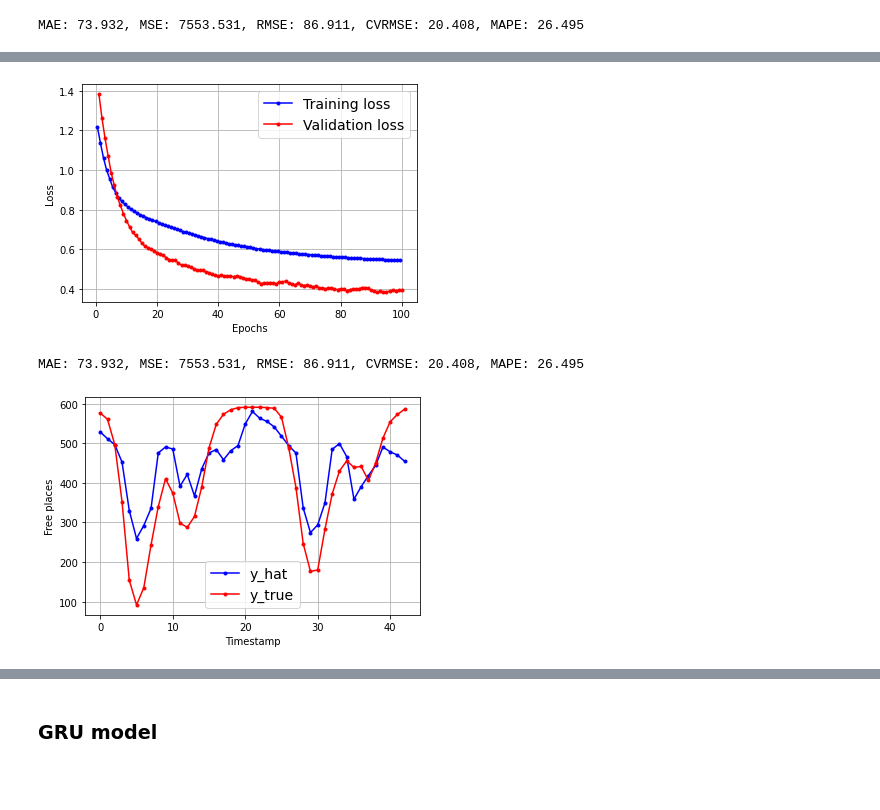
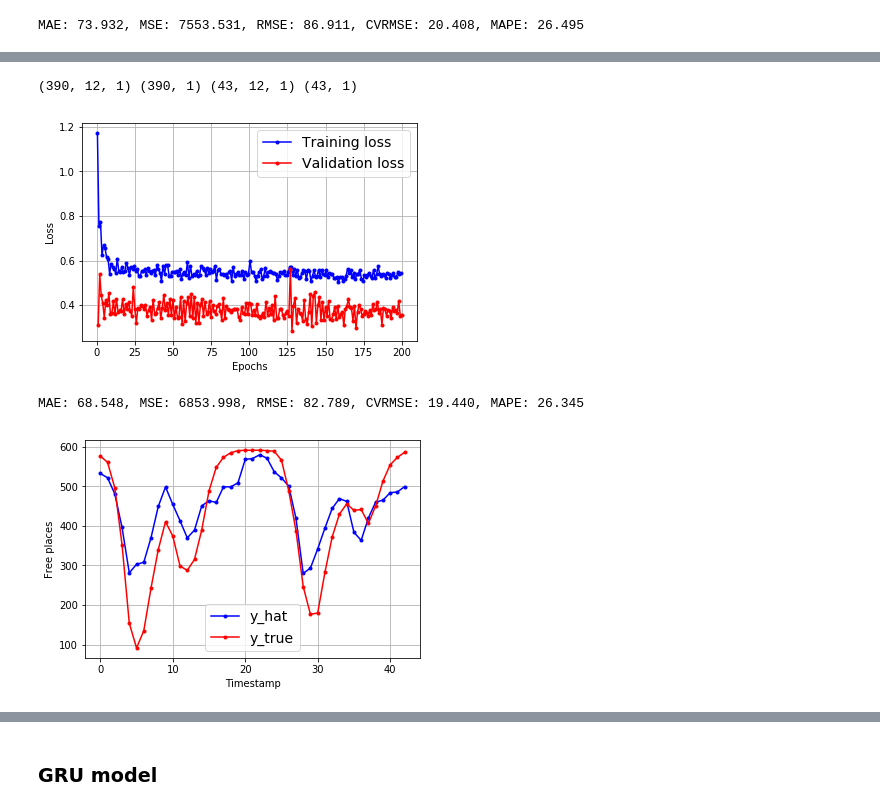
Before and after one commit to fterroso/mobility_murcia_umu_ucam, a Jupyter notebook: 06_prediction_with_DNN.ipynb, the cells around one changed output, grey strips where cells are left out. Drawn from its saved outputs; the diff is of its cells as text; code cells hidden in the pictures; blank space fills up the shorter version.

```diff
--- a/06_prediction_with_DNN.ipynb
+++ b/06_prediction_with_DNN.ipynb
@@ -123,7 +150,7 @@ def generate_univariate_time_series_fn2(zone_parking, subflow, prev_hours, T=1):
     series = []
     for i in range(0,subflow.shape[0]-prev_hours-T):
         mob_values = subflow[i:i+prev_hours].values
-        parking_values = zone_parking.iloc[i:(prev_hours + i +T)]
+        parking_values = zone_parking[i:(prev_hours + i +T)]
         s = np.append(mob_values,parking_values).reshape(-1,prev_hours*2+1)
         series.append(s)
     series= np.array(series)
@@ -136,16 +163,10 @@ def generate_univariate_time_series_fn3(zone_parking, subflow, meteoro, prev_hou
     series = []
     for i in range(0,subflow.shape[0]-prev_hours-T):
         mob_values = subflow[i:i+prev_hours].values
-        parking_values = zone_parking.iloc[i:(prev_hours + i +T -1)]
-        meteor_values = meteoro.loc[i:(prev_hours + i +T -2)]
-        mob_values_d = pd.DataFrame(mob_values)
-        mob_values_d.index += i
-        parking_value_to_predict = zone_parking.iloc[prev_hours + i +T -1]
-         #s = np.append(mob_values,meteor,parking_values).reshape(-1,prev_hours*2)
-        s = pd.concat([mob_values_d,meteor_values, parking_values], axis=1)
-        s = s.T.to_numpy().reshape(-1)
-        #s = s.append(parking_value_to_predict)
-        s = np.append(s, parking_value_to_predict)
+        parking_values = zone_parking[i:i+prev_hours +T].values
+        meteor_values = meteoro[i:i+prev_hours].values.reshape(-1,1)
+        s = np.concatenate((mob_values,meteor_values,parking_values), axis=0)#.reshape(-1, prev_hours*3+T)
         series.append(s)
     series2 = np.asarray(series, dtype=np.float32)
+
     return series2
@@ -301,9 +347,10 @@ X_valid.shape, y_valid.shape
 ((43, 12, 1), (43, 1))
 # %%
 def generate_train_test(zone_parking, subflow, meteoro =[], prev_hours = 12, T=1, fun =1, tr= 0.9, nfeatures=1):
+
     if(fun==1):
         ts = generate_univariate_time_series_fn(zone_parking, subflow, n_steps, T_)
-    if(fun==2):
+    elif(fun==2):
         ts = generate_univariate_time_series_fn2(zone_parking, subflow, n_steps, T_)
     else:
         ts = generate_univariate_time_series_fn3(zone_parking, subflow, meteoro, n_steps, T_)
@@ -425,27 +474,40 @@ def mlp_benchmark(X_train, y_train, X_valid, y_valid, nfeatures=1):
     np.random.seed(42)
     tf.random.set_seed(42)
 
+    print(X_train.shape, y_train.shape, X_valid.shape, y_valid.shape)
     model_mlp = keras.models.Sequential([
         keras.layers.Flatten(input_shape=[n_steps*nfeatures, 1]),
+        keras.layers.Dense(50),
+        keras.layers.Dropout(rate=0.2),
+        keras.layers.Dense(50),
+        keras.layers.Dropout(rate=0.2),
+        keras.layers.Dense(50),
+
         keras.layers.Dense(1)
     ])
 
     model_mlp.compile(loss="mse", optimizer="adam")
-    history = model_mlp.fit(X_train, y_train, epochs=100, verbose=0, validation_data=(X_valid, y_valid))
+    history = model_mlp.fit(X_train, y_train, epochs=200, verbose=0, validation_data=(X_valid, y_valid))
     plot_learning_curves(history.history["loss"], history.history["val_loss"])
     plt.show()
-    y_hat = model_mlp.predict(X_valid)
+    y_hat = model_mlp.predict(X_valid)#.reshape(-1,)
+    #print(y_hat.shape, y_valid.shape)
     mae_, mse_, rmse_, cvrmse_, mape_ = compute_metrics_fn(y_valid, y_hat, scaler_parking)
     print('MAE: {:.3f}, MSE: {:.3f}, RMSE: {:.3f}, CVRMSE: {:.3f}, MAPE: {:.3f}'.format(mae_, mse_, rmse_, cvrmse_, mape_))
     plot_prediction_vs_groundtruth_fn(y_valid, y_hat)
 # %%
 # Model with flows as inputs
-X_train, y_train, X_valid, y_valid = generate_train_test(parking_scaled_df, flow_scaled_df, 12, T=1)
+X_train, y_train, X_valid, y_valid = generate_train_test(parking_scaled_df,
+                                                         flow_scaled_df,
+                                                         prev_hours=n_steps,
+                                                         fun= 1,
+                                                         T=1)
 mlp_benchmark(X_train, y_train, X_valid, y_valid)
 # %% [output]
+(390, 12, 1) (390, 1) (43, 12, 1) (43, 1)
-[figure, old version]
+[figure, new version]
-MAE: 73.932, MSE: 7553.531, RMSE: 86.911, CVRMSE: 20.408, MAPE: 26.495
+MAE: 68.548, MSE: 6853.998, RMSE: 82.789, CVRMSE: 19.440, MAPE: 26.345
-[figure, old version]
+[figure, new version]
 # %%
 # Model with flows and parking as inputs
 X_train, y_train, X_valid, y_valid = generate_train_test(parking_scaled_df, flow_scaled_df,
```
Also changed, not shown: parts of 42 cells of this notebook.
